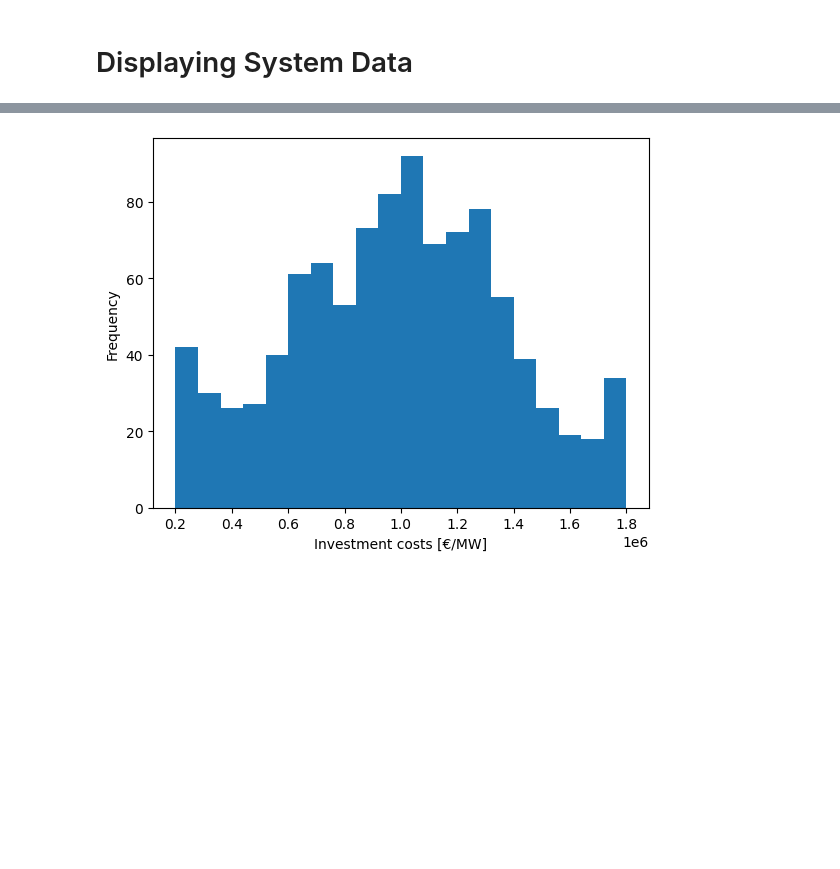
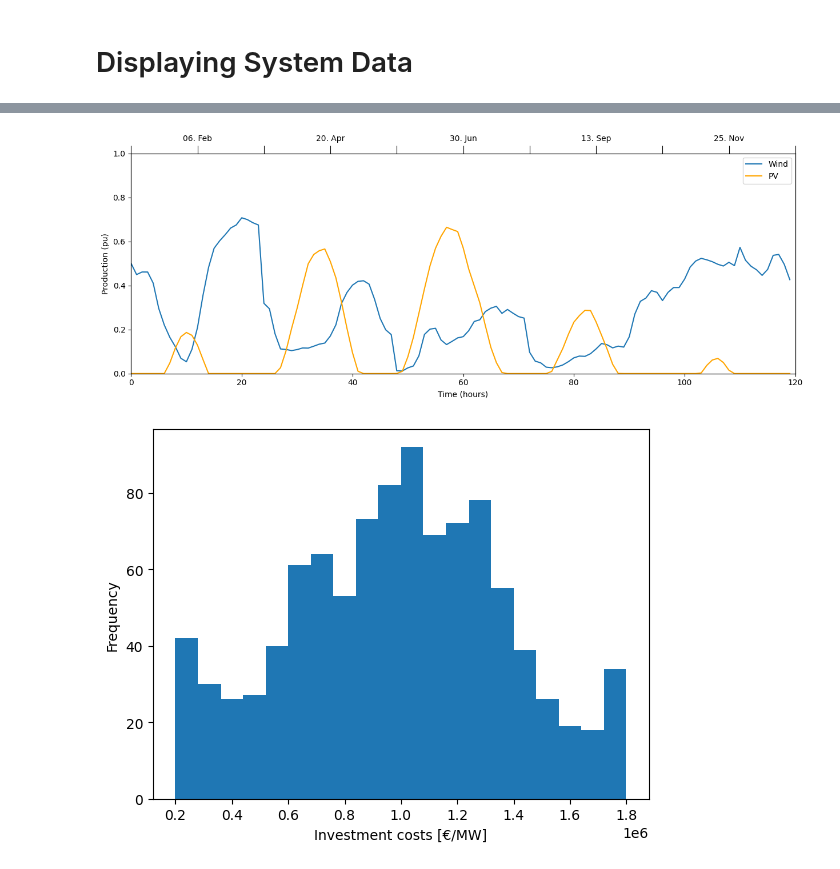
Before and after one commit to bioapfelsaft123/Opti, a Jupyter notebook: AssignmentV2/Main Code/Assignment_Class.ipynb, the cells around one changed output, grey strips where cells are left out. Saved outputs shown, nothing was run; the diff lists cells and outputs as text; code cells hidden in the pictures; blank space fills up the shorter version.

Commit message:
Renewables Generation Plot

```diff
--- a/AssignmentV2/Main Code/Assignment_Class.ipynb
+++ b/AssignmentV2/Main Code/Assignment_Class.ipynb
@@ -558,3 +560,33 @@ NameError: name 'Train_Robust' is not defined
+# %%
+# Plot OpCap for Wind Farms and PV Farms in the first 120 hours
+fig, ax1 = plt.subplots(figsize=(15, 5))
+
+# Primary x-axis
+ax1.plot(Train_Robust.res.Generation[:120, 7], label='Wind')
+ax1.plot(Train_Robust.res.Generation[:120, 9], label='PV', color='orange')
+ax1.set_xlabel('Time (hours)')
+ax1.set_ylabel('Production (pu)')
+ax1.set_ylim(0, 1)
+ax1.set_xlim(0, 120)
+ax1.legend()
+
+# Secondary x-axis
+ax2 = ax1.twiny()
+ax2.set_xlim(ax1.get_xlim())
+ax2.set_xticks([0,12,24,36,48, 60,72, 84,96, 108,120], minor=False)
+ax2.tick_params(axis='x', which='both', length=6)  # Set default tick length
+ax2.tick_params(axis='x', which='major', length=10)  # Set major tick length
+ax2.set_xticklabels(['','06. Feb','','20. Apr','','30. Jun','','13. Sep','','25. Nov',''])
+
+# Make every second tickmark larger, starting with the first one
+for i, tick in enumerate(ax2.get_xticklabels()):
+    if i % 2 == 0:
+        tick.set_fontsize(12)
+        tick.set_fontweight('bold')
+
+plt.show()
+# %% [output]
+[figure, added]
 # %%
 #print the fith row of Gen_N_Data_scenarios_train
 #print(DataObj.Gen_N_Data_scenarios_train[5,:])
```
Also changed, not shown: parts of 3 cells of this notebook.
